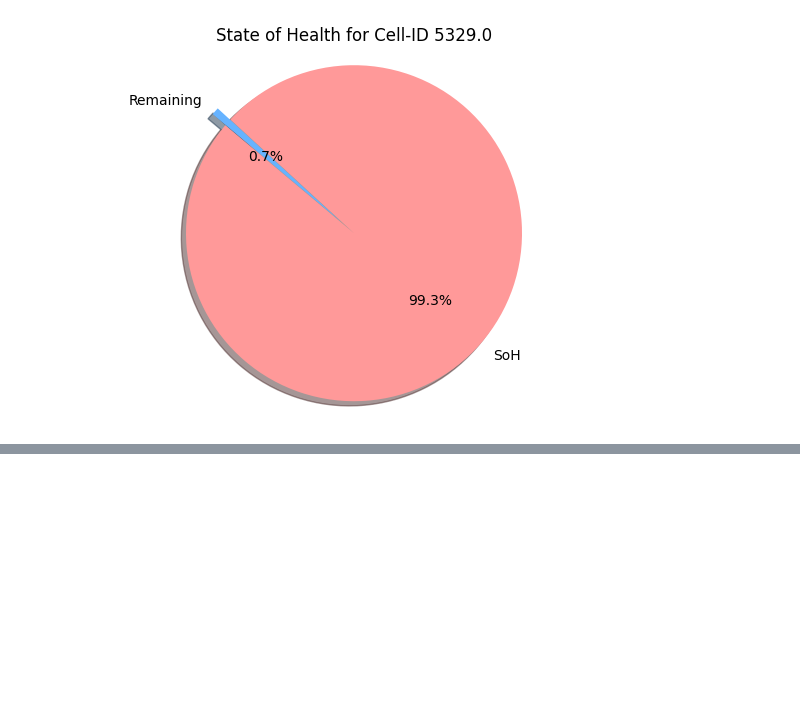
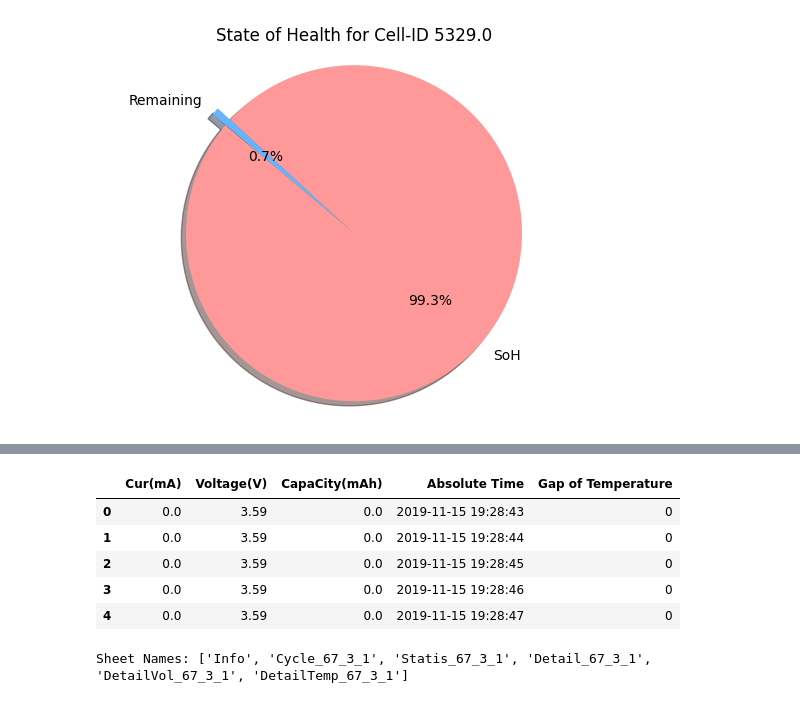
Before and after one commit to itmerk/Li-ion-cell-Battery-Health, a Jupyter notebook: Main.ipynb, the cells around one changed output, grey strips where cells are left out. Drawn from its saved outputs; the diff is of its cells as text; code cells hidden in the pictures; blank space fills up the shorter version.

```diff
--- a/Main.ipynb
+++ b/Main.ipynb
@@ -88,0 +120,21 @@ for index, row in df.iterrows():
+# %%
+# Convert the 'datetime' column to datetime objects
+merged_data_5308['Absolute Time'] = pd.to_datetime(merged_data_5308['Absolute Time'])
+merged_data_5308.head()
+# %% [output]
+|  | Cur(mA) | Voltage(V) | CapaCity(mAh) | Absolute Time | Gap of Temperature |
+| 0 | 0.0 | 3.59 | 0.0 | 2019-11-15 19:28:43 | 0 |
+| 1 | 0.0 | 3.59 | 0.0 | 2019-11-15 19:28:44 | 0 |
+| 2 | 0.0 | 3.59 | 0.0 | 2019-11-15 19:28:45 | 0 |
+| 3 | 0.0 | 3.59 | 0.0 | 2019-11-15 19:28:46 | 0 |
+| 4 | 0.0 | 3.59 | 0.0 | 2019-11-15 19:28:47 | 0 |
+# %%
+# Load the Excel file
+file_path = '5329.xls'
+excel_file = pd.ExcelFile(file_path)
+
+# Get all sheet names
+sheet_names = excel_file.sheet_names
+print("Sheet Names:", sheet_names)
+# %% [output]
+Sheet Names: ['Info', 'Cycle_67_3_1', 'Statis_67_3_1', 'Detail_67_3_1', 'DetailVol_67_3_1', 'DetailTemp_67_3_1']
```
Also changed, not shown: parts of 11 cells of this notebook.
